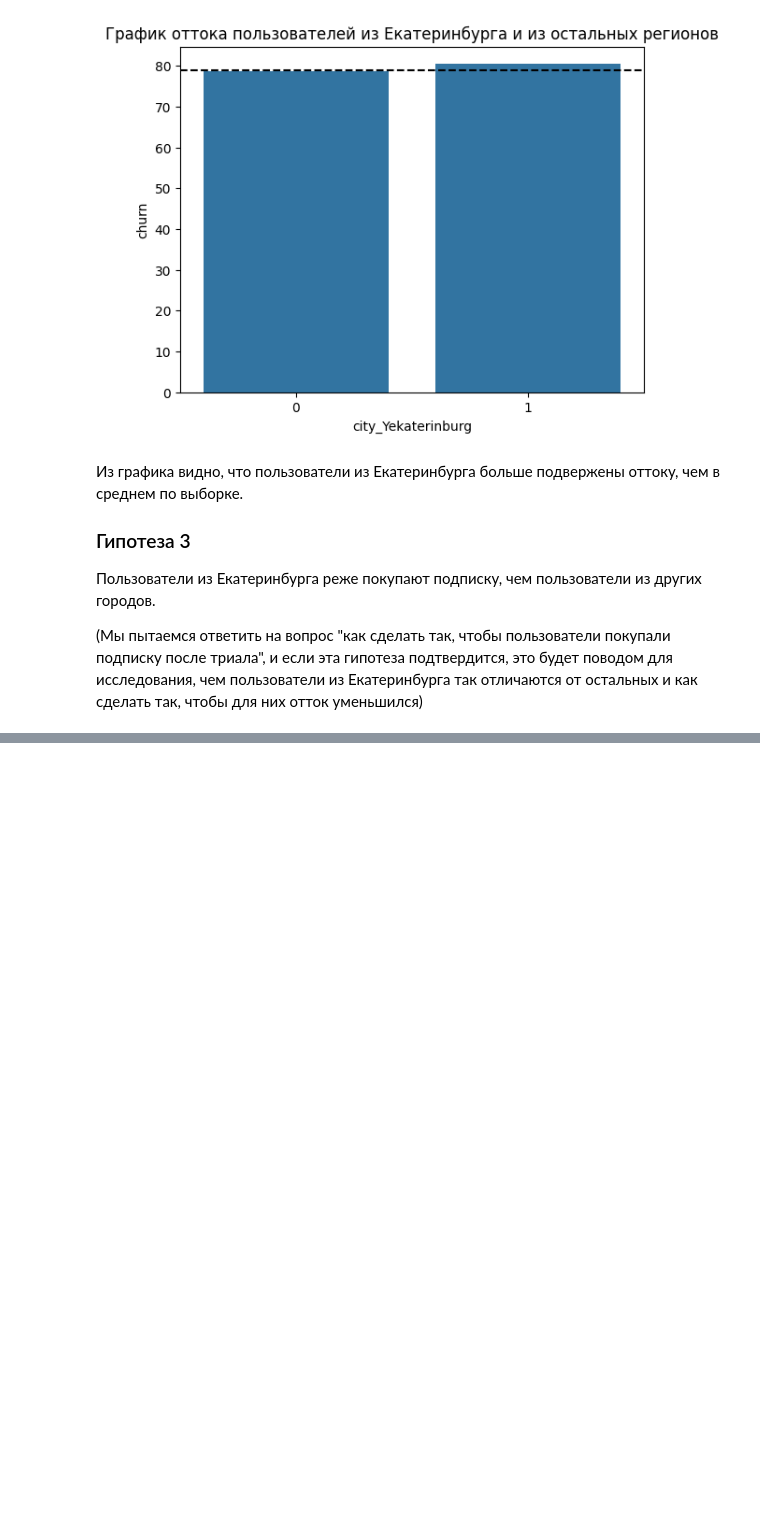
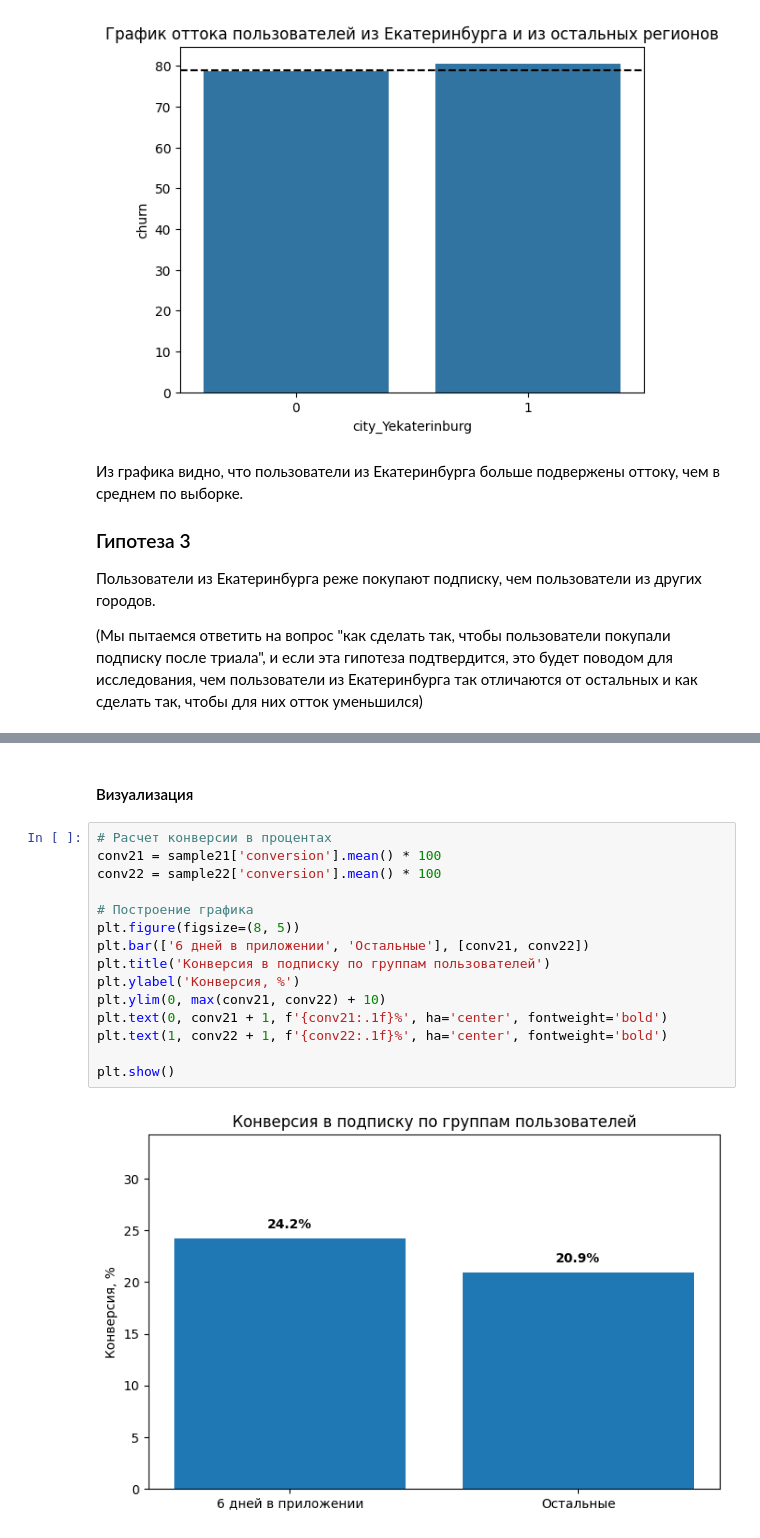
Before and after one commit to mariyakukhtinova-sys/dataton, a Jupyter notebook: dataton_EDA.ipynb, the cells around one changed output, grey strips where cells are left out. Saved outputs shown, nothing was run; the diff lists cells and outputs as text; blank space fills up the shorter version.

```diff
--- a/dataton_EDA.ipynb
+++ b/dataton_EDA.ipynb
@@ -477,0 +555,19 @@ pvalue
+# %% [markdown]
+#### Визуализация
+# %%
+# Расчет конверсии в процентах
+conv21 = sample21['conversion'].mean() * 100
+conv22 = sample22['conversion'].mean() * 100
+
+# Построение графика
+plt.figure(figsize=(8, 5))
+plt.bar(['6 дней в приложении', 'Остальные'], [conv21, conv22])
+plt.title('Конверсия в подписку по группам пользователей')
+plt.ylabel('Конверсия, %')
+plt.ylim(0, max(conv21, conv22) + 10)
+plt.text(0, conv21 + 1, f'{conv21:.1f}%', ha='center', fontweight='bold')
+plt.text(1, conv22 + 1, f'{conv22:.1f}%', ha='center', fontweight='bold')
+
+plt.show()
+# %% [output]
+[figure, added]
```
Also changed, not shown: parts of 28 cells of this notebook.
